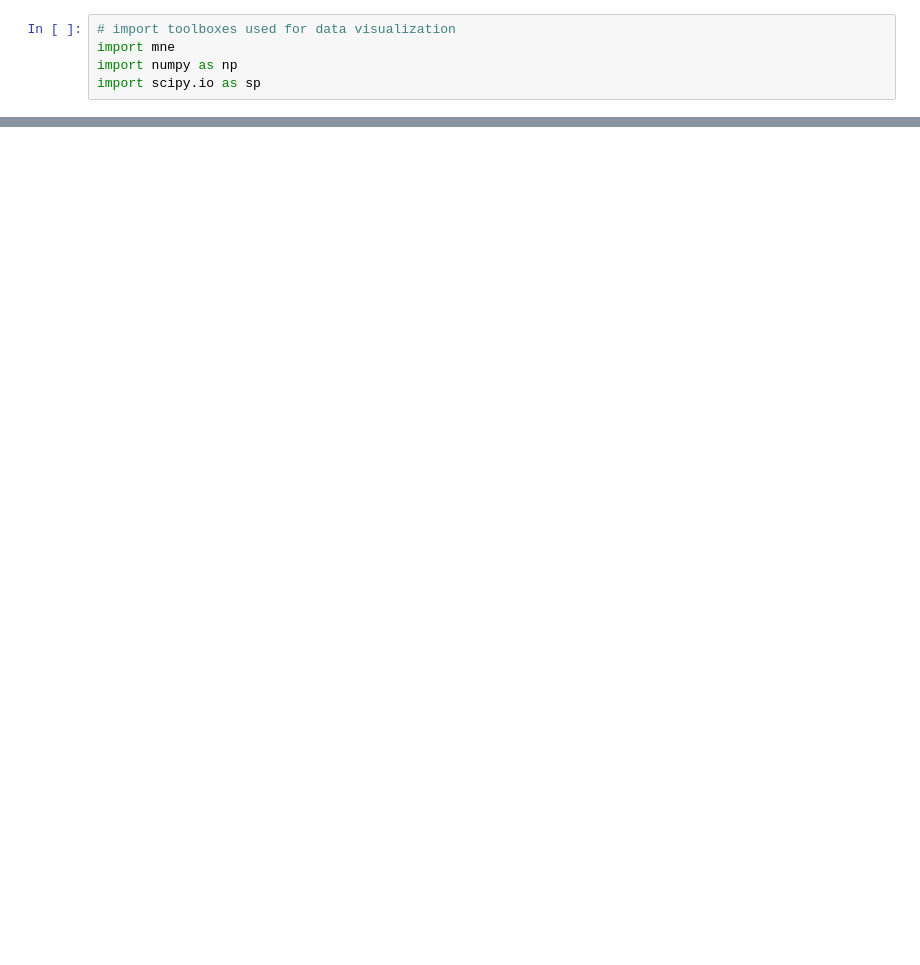
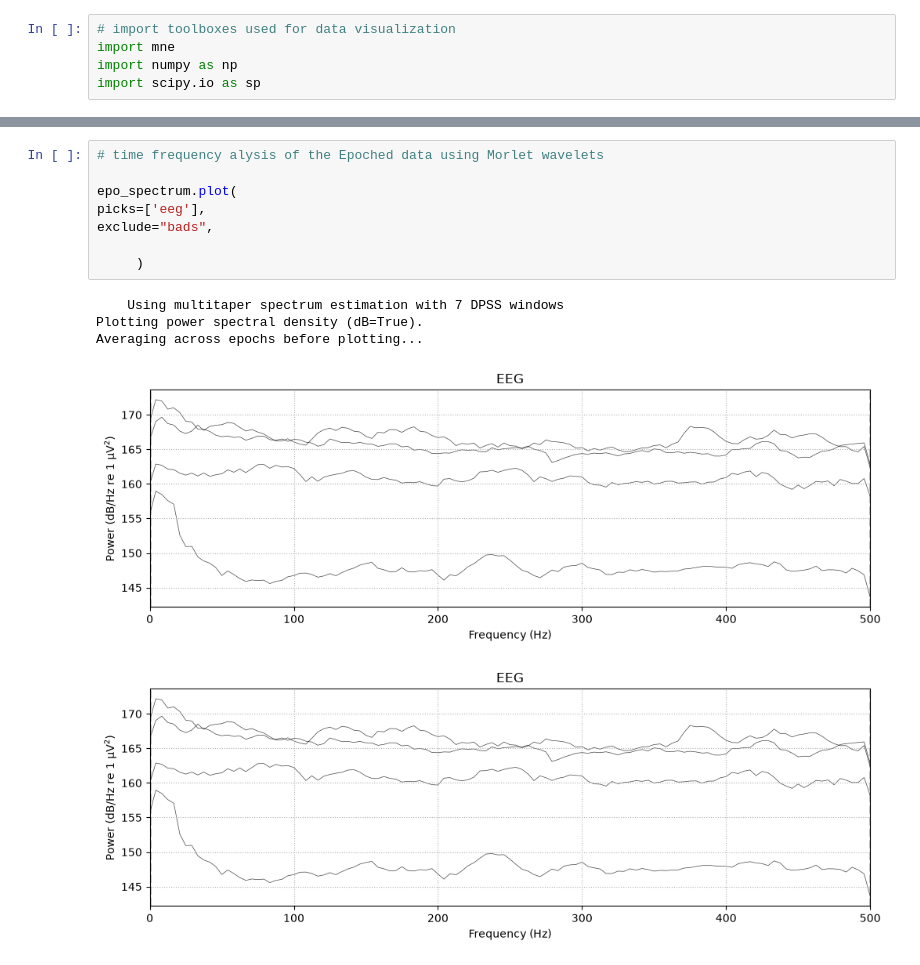
Before and after one commit to NicoloMarcello/ResearchProjectNM2026, a Jupyter notebook: Example_Data_Vis.ipynb, the cells around one changed output, grey strips where cells are left out. Cells and saved outputs as stored; diff of their text form; blank space fills up the shorter version.

```diff
--- a/Example_Data_Vis.ipynb
+++ b/Example_Data_Vis.ipynb
@@ -46,2 +49,16 @@ Epochs_data.plot(
 [figure]
 [figure]
+# %%
+# time frequency alysis of the Epoched data using Morlet wavelets
+
+epo_spectrum.plot(
+picks=['eeg'],
+exclude="bads",
+
+     )
+# %% [output]
+    Using multitaper spectrum estimation with 7 DPSS windows
+Plotting power spectral density (dB=True).
+Averaging across epochs before plotting...
+[figure, added]
+[figure, added]
```
Also changed, not shown: parts of 2 cells of this notebook, 2 other files.
